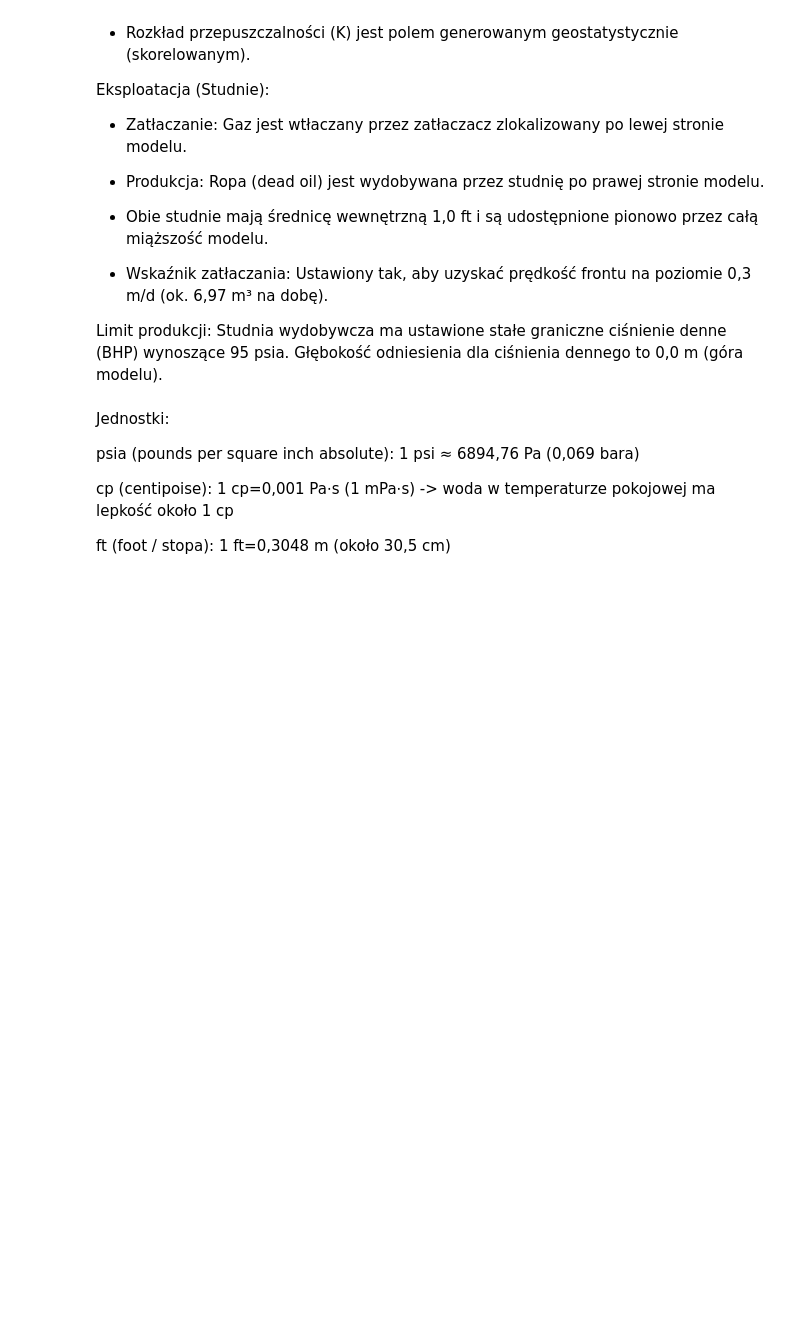
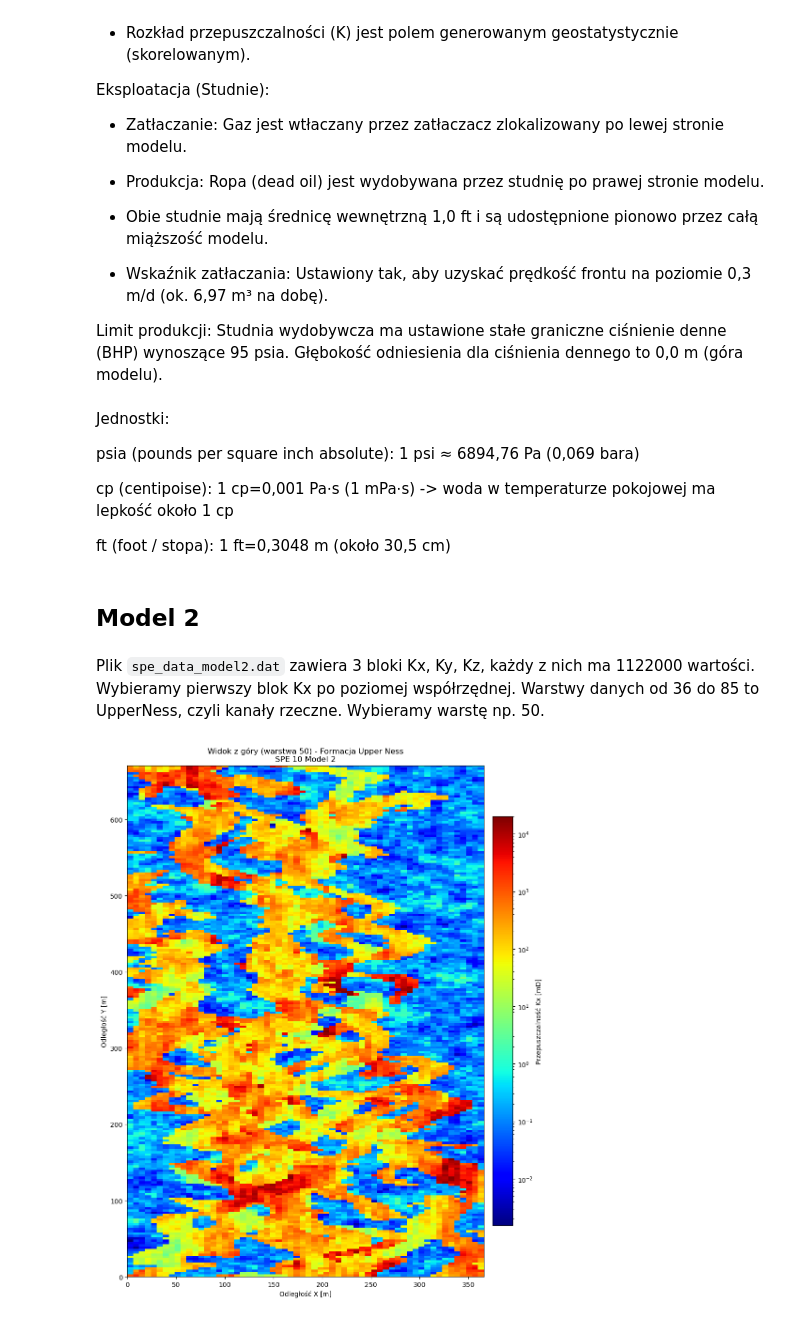
Before and after one commit to Kamicia8/pinn_oil_extr_sim, a Jupyter notebook: spe_data.ipynb, the cells around one changed output. Drawn from its saved outputs; the diff is of its cells as text; code cells hidden in the pictures; blank space fills up the shorter version.

```diff
--- a/spe_data.ipynb
+++ b/spe_data.ipynb
@@ -103,3 +82,51 @@ psia (pounds per square inch absolute): 1 psi ≈ 6894,76 Pa (0,069 bara)
 cp (centipoise): 1 cp=0,001 Pa⋅s (1 mPa⋅s) -> woda w temperaturze pokojowej ma lepkość około 1 cp
 
 ft (foot / stopa): 1 ft=0,3048 m (około 30,5 cm)
+# %% [markdown]
+## Model 2
+# %% [markdown]
+Plik `spe_data_model2.dat` zawiera 3 bloki Kx, Ky, Kz, każdy z nich ma 1122000 wartości. Wybieramy pierwszy blok Kx po poziomej współrzędnej. Warstwy danych od 36 do 85 to UpperNess, czyli kanały rzeczne. Wybieramy warstę np. 50.
+# %%
+NX, NY, NZ = 60, 220, 85
+PATH = r'/mnt/c/PINN_mgr/spe_perm_model2.dat'
+ft_to_m = 0.3048
+# %%
+width_m = NX * 20 * ft_to_m   # ok. 365.76 m
+height_m = NY * 10 * ft_to_m  # ok. 670.56 m
+# %%
+
+try:
+    raw_data = np.fromfile(PATH, sep=' ')
+
+    kx_all = raw_data[0 : NX*NY*NZ]
+
+    # Zmiana kształtu: SPE format (X najszybciej, potem Y, potem Z)
+    # W NumPy reshape(NZ, NY, NX) odpowiada kolejności (K, J, I)
+    kx_3d = kx_all.reshape((NZ, NY, NX))
+
+    # Wybór warstwy (50 to świetny wybór dla kanałów fluwialnych)
+    layer_idx = 50
+    kq_slice = kx_3d[layer_idx, :, :]
+
+    plt.figure(figsize=(10, 12)) # Wyższy format dla długiego modelu
+
+    # Poprawiony extent: używamy metrów
+    img = plt.imshow(kq_slice,
+                     cmap='jet',
+                     norm=LogNorm(vmin=max(kq_slice.min(), 1e-3), vmax=kq_slice.max()),
+                     extent=[0, width_m, 0, height_m],
+                     origin='lower',
+                     aspect='auto') # 'auto' lepiej wypełni okno wykresu
+
+    plt.colorbar(img, label='Przepuszczalność Kx [mD]')
+    plt.title(f'Widok z góry (warstwa {layer_idx}) - Formacja Upper Ness\nSPE 10 Model 2')
+    plt.xlabel('Odległość X [m]')
+    plt.ylabel('Odległość Y [m]')
+
+    plt.tight_layout()
+    plt.show()
+
+except Exception as e:
+    print(f"Wystąpił błąd: {e}")
+# %% [output]
+[figure, added]
```
Also changed, not shown: parts of 4 cells of this notebook, 2 other files.
